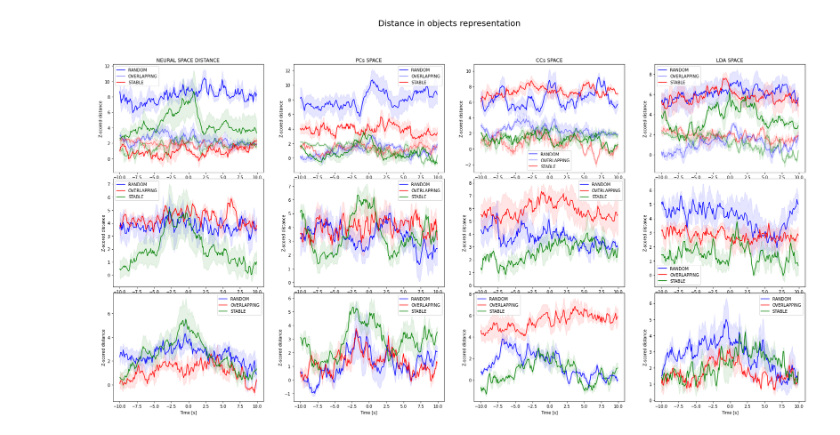
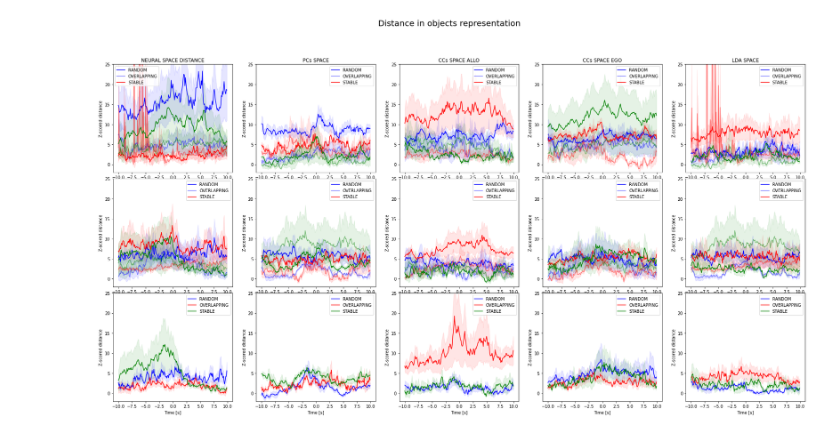
Before and after one commit to melisamc89/neural_analysys, a Jupyter notebook: src/mean_representantional_distance_all_mice.ipynb, the cells around one changed output. Saved outputs shown, nothing was run; the diff lists cells and outputs as text; code cells hidden in the pictures.

```diff
--- a/src/mean_representantional_distance_all_mice.ipynb
+++ b/src/mean_representantional_distance_all_mice.ipynb
@@ -137,27 +152,36 @@ for trial in range(20):
 # %%
 figure = plt.figure()
-gs = plt.GridSpec(9,4)
+gs = plt.GridSpec(9,5)
 label = ['RANDOM','OVERLAPPING','STABLE']
 
 time = np.arange(-100,100)/10
 
 ### neural
 
-titles = ['NEURAL SPACE DISTANCE', 'PCs SPACE', 'CCs SPACE', 'LDA SPACE']
+titles = ['NEURAL SPACE DISTANCE', 'PCs SPACE', 'CCs SPACE ALLO','CCs SPACE EGO', 'LDA SPACE']
 
 random_list1 = []
 random_list2 = []
 random_list3 = []
 
+random_list1_trial = []
+random_list2_trial = []
+
 stable_list1 = []
 stable_list2 = []
 stable_list3 = []
+
+stable_list1_trial = []
+stable_list2_trial = []
 
 overlapping_list1 = []
 overlapping_list2 = []
 overlapping_list3 = []
 
-for i in range(4):
+overlapping_list1_trial = []
+overlapping_list2_trial = []
+
+for i in range(5):
 
     ax0 = figure.add_subplot(gs[0:3,i])
     ax0.set_title(titles[i])
@@ -166,11 +190,13 @@ for i in range(4):
     ax0.plot(time,random_mean,'b')
     ax0.fill_between(time,random_mean-random_std,random_mean+random_std,alpha = 0.1, edgecolor = 'b', facecolor = 'b')
     random_list1.append(random_mean)
+    ax0.set_ylim([-2,25])
 
     random_mean = np.nanmean(random_list_corners_trial[i],0)
     random_std =  np.nanstd(random_list_corners_trial[i],0)/np.sqrt(len(random_list_corners_trial[i]))
     ax0.plot(time,random_mean,'b', alpha = 0.5)
     ax0.fill_between(time,random_mean-random_std,random_mean+random_std,alpha = 0.1, edgecolor = 'b', facecolor = 'b')
+    random_list1_trial.append(random_mean)
 
     overlapping_mean = np.nanmean(overlapping_list_corners[i],0)
     overlapping_std =  np.nanstd(overlapping_list_corners[i],0)/np.sqrt(len(overlapping_list_corners[i]))
@@ -182,6 +208,7 @@ for i in range(4):
     overlapping_std =  np.nanstd(overlapping_list_corners_trial[i],0)/np.sqrt(len(overlapping_list_corners_trial[i]))
     ax0.plot(time,overlapping_mean ,'r',alpha = 0.5)
     ax0.fill_between(time,overlapping_mean -overlapping_std,overlapping_mean +overlapping_std,alpha = 0.1, edgecolor = 'r', facecolor = 'r')
+    overlapping_list1_trial.append(overlapping_mean)
 
     stable_mean = np.nanmean(stable_list_corners[i],0)
     stable_std =  np.nanstd(stable_list_corners[i],0)/np.sqrt(len(stable_list_corners[i]))
@@ -193,17 +220,25 @@ for i in range(4):
     stable_std =  np.nanstd(stable_list_corners_trial[i],0)/np.sqrt(len(stable_list_corners_trial[i]))
     ax0.plot(time,stable_mean,'g',alpha = 0.5)
     ax0.fill_between(time,stable_mean-stable_std,stable_mean+stable_std,alpha = 0.1, edgecolor = 'g', facecolor = 'g')
+    stable_list1_trial.append(stable_mean)
     ax0.set_ylabel('Z-scored distance')
     ax0.set_xlabel('Time [s]')
     ax0.legend(label)
 
 
     ax0 = figure.add_subplot(gs[3:6,i])
+    ax0.set_ylim([-2,25])
     random_mean = np.nanmean(random_list_object_corners[i],0)
     random_std =  np.nanstd(random_list_object_corners[i],0)/np.sqrt(len(random_list_object_corners[i]))
     ax0.plot(time,random_mean,'b')
     ax0.fill_between(time,random_mean-random_std,random_mean+random_std,alpha = 0.1, edgecolor = 'b', facecolor = 'b')
     random_list2.append(random_mean)
+
+    random_mean = np.nanmean(random_list_object_corners_trial[i],0)
+    random_std =  np.nanstd(random_list_object_corners_trial[i],0)/np.sqrt(len(random_list_object_corners_trial[i]))
+    ax0.plot(time,random_mean,'b',alpha = 0.5)
+    ax0.fill_between(time,random_mean-random_std,random_mean+random_std,alpha = 0.1, edgecolor = 'b', facecolor = 'b')
+    random_list2_trial.append(random_mean)
 
     overlapping_mean = np.nanmean(overlapping_list_object_corners[i],0)
     overlapping_std =  np.nanstd(overlapping_list_object_corners[i],0)/np.sqrt(len(overlapping_list_object_corners[i]))
@@ -211,11 +246,23 @@ for i in range(4):
     ax0.fill_between(time,overlapping_mean -overlapping_std,overlapping_mean +overlapping_std,alpha = 0.1, edgecolor = 'r', facecolor = 'r')
     overlapping_list2.append(overlapping_mean)
 
+    overlapping_mean = np.nanmean(overlapping_list_object_corners_trial[i],0)
+    overlapping_std =  np.nanstd(overlapping_list_object_corners_trial[i],0)/np.sqrt(len(overlapping_list_object_corners_trial[i]))
+    ax0.plot(time,overlapping_mean ,'r',alpha = 0.5)
+    ax0.fill_between(time,overlapping_mean -overlapping_std,overlapping_mean +overlapping_std,alpha = 0.1, edgecolor = 'r', facecolor = 'r')
+    overlapping_list2_trial.append(overlapping_mean)
+
     stable_mean = np.nanmean(stable_list_object_corners[i],0)
     stable_std =  np.nanstd(stable_list_object_corners[i],0)/np.sqrt(len(stable_list_object_corners[i]))
     ax0.plot(time,stable_mean,'g')
     ax0.fill_between(time,stable_mean-stable_std,stable_mean+stable_std,alpha = 0.1, edgecolor = 'g', facecolor = 'g')
     stable_list2.append(stable_mean)
+
+    stable_mean = np.nanmean(stable_list_object_corners_trial[i],0)
+    stable_std =  np.nanstd(stable_list_object_corners_trial[i],0)/np.sqrt(len(stable_list_object_corners_trial[i]))
+    ax0.plot(time,stable_mean,'g',alpha = 0.5)
+    ax0.fill_between(time,stable_mean-stable_std,stable_mean+stable_std,alpha = 0.1, edgecolor = 'g', facecolor = 'g')
+    stable_list2_trial.append(stable_mean)
 
     ax0.set_ylabel('Z-scored distance')
     ax0.set_xlabel('Time [s]')
@@ -223,37 +270,38 @@ for i in range(4):
 
 
     ax0 = figure.add_subplot(gs[6:9,i])
+    ax0.set_ylim([-2,25])
     random_mean = np.nanmean(random_list_task[i],0)
     random_std =  np.nanstd(random_list_task[i],0)/np.sqrt(len(random_list_task[i]))
     ax0.plot(time,random_mean,'b')
     ax0.fill_between(time,random_mean-random_std,random_mean+random_std,alpha = 0.1, edgecolor = 'b', facecolor = 'b')
     random_list3.append(random_mean)
 
     overlapping_mean = np.nanmean(overlapping_list_task[i],0)
     overlapping_std =  np.nanstd(overlapping_list_task[i],0)/np.sqrt(len(overlapping_list_task[i]))
     ax0.plot(time,overlapping_mean ,'r')
     ax0.fill_between(time,overlapping_mean -overlapping_std,overlapping_mean +overlapping_std,alpha = 0.1, edgecolor = 'r', facecolor = 'r')
     overlapping_list3.append(overlapping_mean)
 
     stable_mean = np.nanmean(stable_list_task[i],0)
     stable_std =  np.nanstd(stable_list_task[i],0)/np.sqrt(len(stable_list_task[i]))
     ax0.plot(time,stable_mean,'g')
     ax0.fill_between(time,stable_mean-stable_std,stable_mean+stable_std,alpha = 0.1, edgecolor = 'g', facecolor = 'g')
     stable_list3.append(stable_mean)
 
     ax0.set_ylabel('Z-scored distance')
     ax0.set_xlabel('Time [s]')
     ax0.legend(label)
 
 
 figure.set_size_inches([30,15])
 
 figure.suptitle(' Distance in objects representation', fontsize = 20)
-figure_name = figure_path + 'distance_object_representation_all_allocantric_with_trials.png'
+figure_name = figure_path + 'distance_object_representation_all_new_with_trials.png'
 figure.patch.set_facecolor('white')
 
 figure.savefig(figure_name)
 # %% [output]
-[figure, old version]
+[figure, new version]
 # %%
 figure = plt.figure()
```
Also changed, not shown: parts of 5 cells of this notebook, 8 other files.
